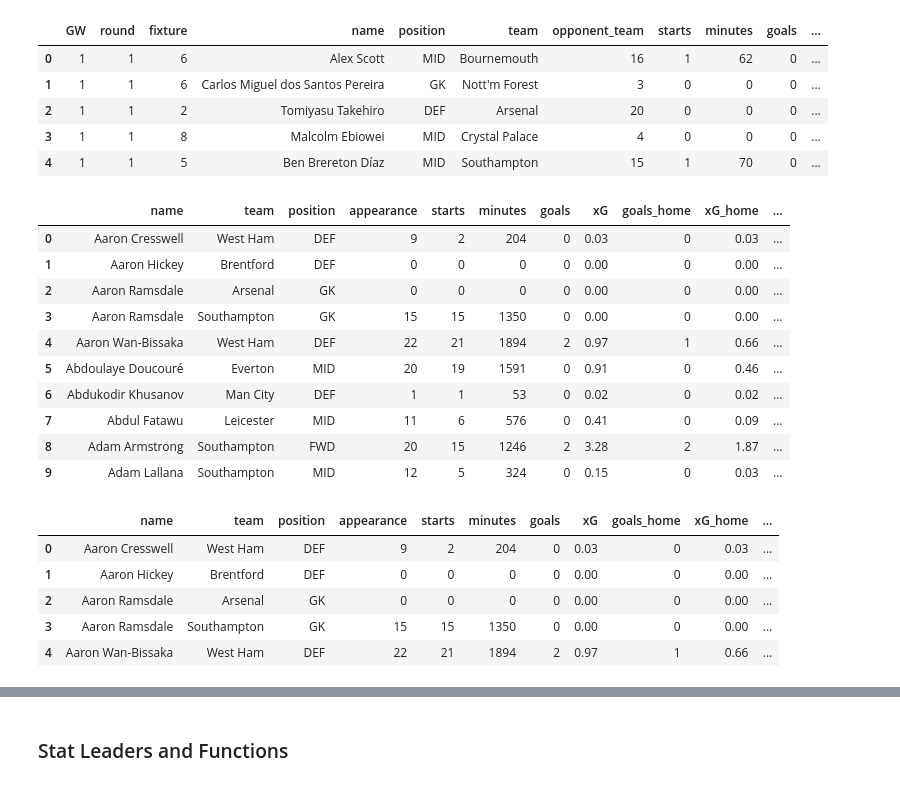
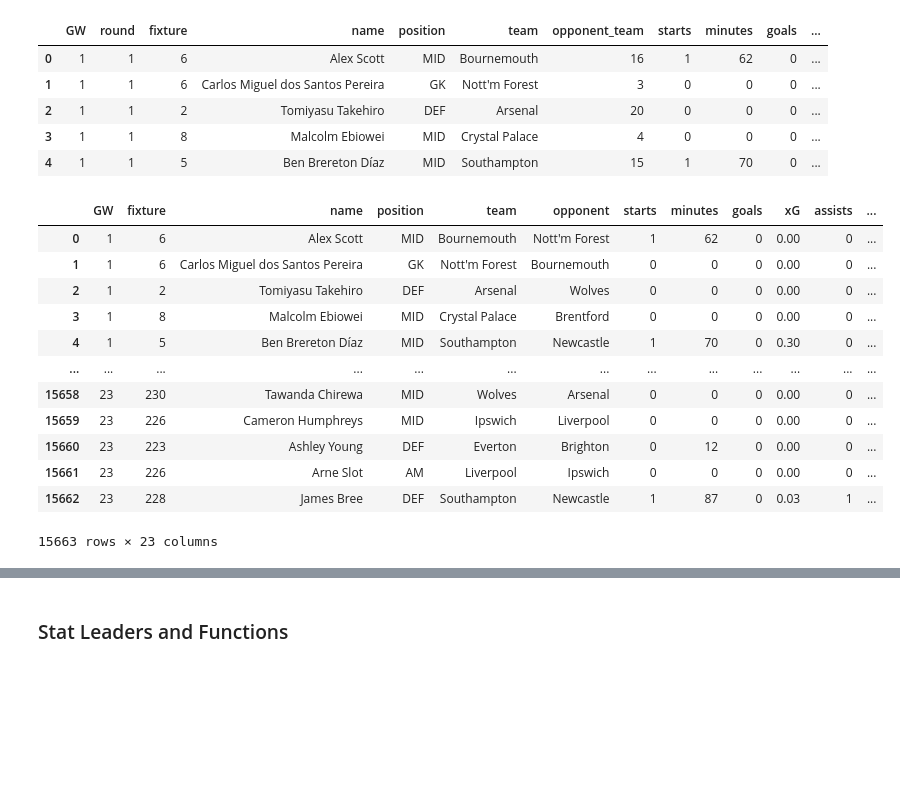
Before and after one commit to mattfurey1/fpl_points_predictor, a Jupyter notebook: project.ipynb, the cells around one changed output, grey strips where cells are left out. Cells and saved outputs as stored; diff of their text form; code cells hidden in the pictures; blank space fills up the shorter version.

```diff
--- a/project.ipynb
+++ b/project.ipynb
@@ -152,10 +163,3 @@ df.head()
 | 2 | 1 | 1 | 2 | Tomiyasu Takehiro | DEF | Arsenal | 20 | 0 | 0 | 0 | ... |
 | 3 | 1 | 1 | 8 | Malcolm Ebiowei | MID | Crystal Palace | 4 | 0 | 0 | 0 | ... |
 | 4 | 1 | 1 | 5 | Ben Brereton Díaz | MID | Southampton | 15 | 1 | 70 | 0 | ... |
-# %%
-df = df.rename(columns={'goals_scored' : 'goals',
-                        'expected_goals' : 'xG',
-                        'expected_assists' : 'xA',
-                        'expected_goal_involvements' : 'xGI',
-                        'goals_conceded' : 'GC',
-                        'expected_goals_conceded' : 'xGC'})
@@ -345,18 +506,19 @@ fpl['GI'] = fpl['goals'] + fpl['assists']
 # %%
-player_fields = ['appearance','starts','minutes','goals','xG','goals_home','xG_home','goals_away','xG_away','assists','xA',
-                 'GI','xGI','GC','xGC','clean_sheets','yellow_cards','red_cards', 'penalties_missed','saves','bonus','total_points']
+model_df = df.copy()
+model_df = model_df[['GW', 'fixture', 'name', 'position', 'team', 'opponent', 'starts', 'minutes', 'goals', 'xG', 'assists', 'xA',
+                     'GC', 'xGC', 'clean_sheets', 'own_goals', 'yellow_cards', 'red_cards', 'penalties_missed', 'saves', 'penalties_saved', 'bonus', 'points']].copy()
+model_df
+# %% [output]
+|  | GW | fixture | name | position | team | opponent | starts | minutes | goals | xG | assists | ... |
+| 0 | 1 | 6 | Alex Scott | MID | Bournemouth | Nott'm Forest | 1 | 62 | 0 | 0.00 | 0 | ... |
+| 1 | 1 | 6 | Carlos Miguel dos Santos Pereira | GK | Nott'm Forest | Bournemouth | 0 | 0 | 0 | 0.00 | 0 | ... |
+| 2 | 1 | 2 | Tomiyasu Takehiro | DEF | Arsenal | Wolves | 0 | 0 | 0 | 0.00 | 0 | ... |
+| 3 | 1 | 8 | Malcolm Ebiowei | MID | Crystal Palace | Brentford | 0 | 0 | 0 | 0.00 | 0 | ... |
+| 4 | 1 | 5 | Ben Brereton Díaz | MID | Southampton | Newcastle | 1 | 70 | 0 | 0.30 | 0 | ... |
+| ... | ... | ... | ... | ... | ... | ... | ... | ... | ... | ... | ... | ... |
+| 15658 | 23 | 230 | Tawanda Chirewa | MID | Wolves | Arsenal | 0 | 0 | 0 | 0.00 | 0 | ... |
+| 15659 | 23 | 226 | Cameron Humphreys | MID | Ipswich | Liverpool | 0 | 0 | 0 | 0.00 | 0 | ... |
+| 15660 | 23 | 223 | Ashley Young | DEF | Everton | Brighton | 0 | 12 | 0 | 0.00 | 0 | ... |
+| 15661 | 23 | 226 | Arne Slot | AM | Liverpool | Ipswich | 0 | 0 | 0 | 0.00 | 0 | ... |
+| 15662 | 23 | 228 | James Bree | DEF | Southampton | Newcastle | 1 | 87 | 0 | 0.03 | 1 | ... |
+15663 rows × 23 columns
-# %%
-player_stats = fpl.groupby(['name', 'team', 'position']).sum()[player_fields].reset_index()
-player_stats.head(10)
-# %% [output]
-|  | name | team | position | appearance | starts | minutes | goals | xG | goals_home | xG_home | ... |
-| 0 | Aaron Cresswell | West Ham | DEF | 9 | 2 | 204 | 0 | 0.03 | 0 | 0.03 | ... |
-| 1 | Aaron Hickey | Brentford | DEF | 0 | 0 | 0 | 0 | 0.00 | 0 | 0.00 | ... |
-| 2 | Aaron Ramsdale | Arsenal | GK | 0 | 0 | 0 | 0 | 0.00 | 0 | 0.00 | ... |
-| 3 | Aaron Ramsdale | Southampton | GK | 15 | 15 | 1350 | 0 | 0.00 | 0 | 0.00 | ... |
-| 4 | Aaron Wan-Bissaka | West Ham | DEF | 22 | 21 | 1894 | 2 | 0.97 | 1 | 0.66 | ... |
-| 5 | Abdoulaye Doucouré | Everton | MID | 20 | 19 | 1591 | 0 | 0.91 | 0 | 0.46 | ... |
-| 6 | Abdukodir Khusanov | Man City | DEF | 1 | 1 | 53 | 0 | 0.02 | 0 | 0.02 | ... |
-| 7 | Abdul Fatawu | Leicester | MID | 11 | 6 | 576 | 0 | 0.41 | 0 | 0.09 | ... |
-| 8 | Adam Armstrong | Southampton | FWD | 20 | 15 | 1246 | 2 | 3.28 | 2 | 1.87 | ... |
-| 9 | Adam Lallana | Southampton | MID | 12 | 5 | 324 | 0 | 0.15 | 0 | 0.03 | ... |
@@ -366,16 +524,0 @@ player_stats['points_pg'] = round((player_stats['total_points']/player_stats['ap
-# %%
-per_cols = ["goals","xG","goals_home","xG_home","goals_away","xG_away","assists","xA",
-               "GI","xGI","GC","xGC","total_points"]
-
-for column in per_cols:
-    player_stats[column + "_p90"] = round((player_stats[column]/player_stats["minutes"])*90, 2)
-    player_stats[column + "_pg"] = round((player_stats[column]/player_stats["appearance"]), 2)
-
-player_stats.head()
-# %% [output]
-|  | name | team | position | appearance | starts | minutes | goals | xG | goals_home | xG_home | ... |
-| 0 | Aaron Cresswell | West Ham | DEF | 9 | 2 | 204 | 0 | 0.03 | 0 | 0.03 | ... |
-| 1 | Aaron Hickey | Brentford | DEF | 0 | 0 | 0 | 0 | 0.00 | 0 | 0.00 | ... |
-| 2 | Aaron Ramsdale | Arsenal | GK | 0 | 0 | 0 | 0 | 0.00 | 0 | 0.00 | ... |
-| 3 | Aaron Ramsdale | Southampton | GK | 15 | 15 | 1350 | 0 | 0.00 | 0 | 0.00 | ... |
-| 4 | Aaron Wan-Bissaka | West Ham | DEF | 22 | 21 | 1894 | 2 | 0.97 | 1 | 0.66 | ... |
```
Also changed, not shown: parts of 41 cells of this notebook.
